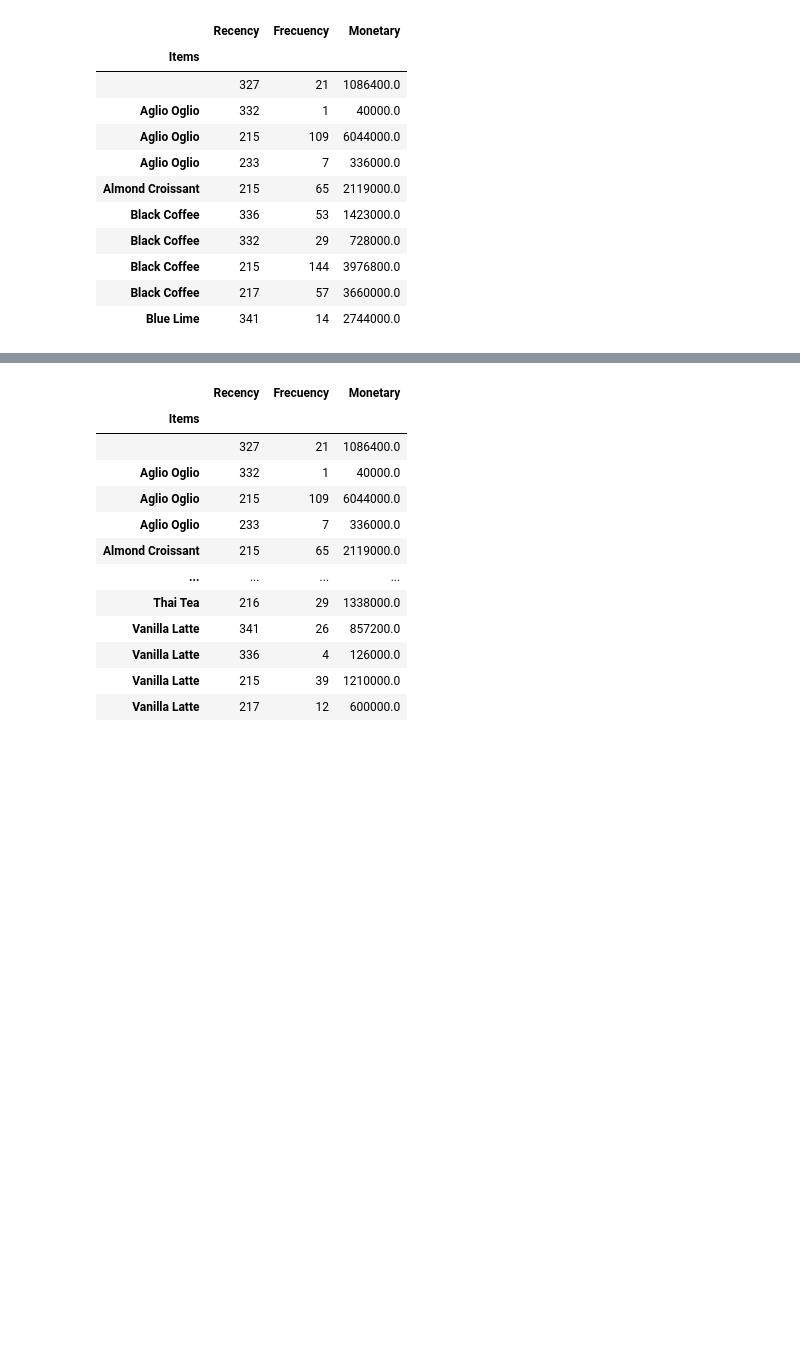
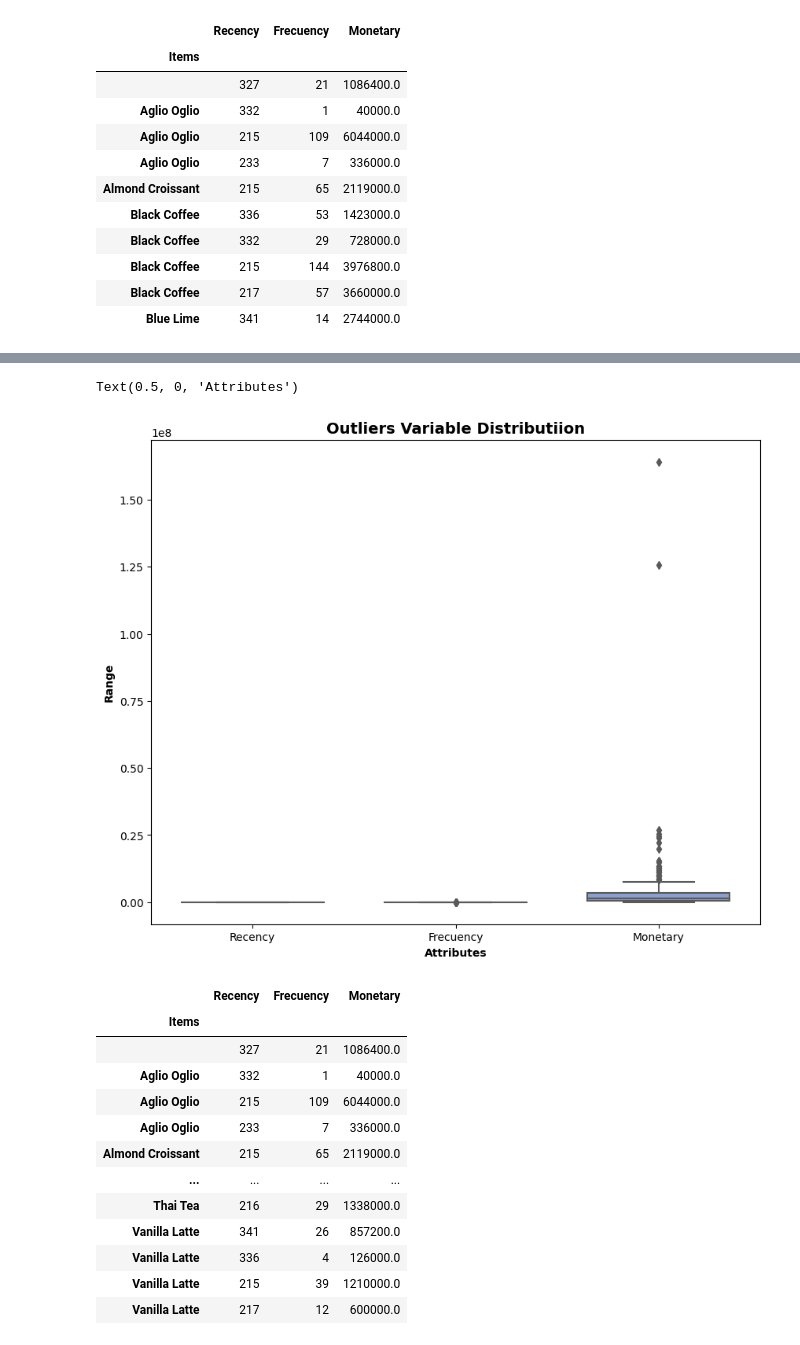
Before and after one commit to TegarMachfuzi/RFMAnalysisPhyton, a Jupyter notebook: RFM.ipynb, the cells around one changed output, grey strips where cells are left out. Drawn from its saved outputs; the diff is of its cells as text; code cells hidden in the pictures; blank space fills up the shorter version.

```diff
--- a/RFM.ipynb
+++ b/RFM.ipynb
@@ -217,3 +218,13 @@ for i in np.arange(1,12):
+# %%
+atributtes = ['Recency','Frecuency','Monetary']
+plt.rcParams['figure.figsize'] = [10,8]
+sns.boxplot(data= RFM[atributtes], orient="v", palette="Set2", whis=1.5,saturation=1, width=0.7)
+plt.title("Outliers Variable Distributiion",fontsize = 14, fontweight = 'bold')
+plt.ylabel("Range", fontweight = 'bold')
+plt.xlabel("Attributes", fontweight= 'bold')
+# %% [output]
+Text(0.5, 0, 'Attributes')
+[figure, added]
 # %%
 kmeans = KMeans(n_clusters=3)
 kmeans.fit(scaled)
```
Also changed, not shown: parts of 4 cells of this notebook.
